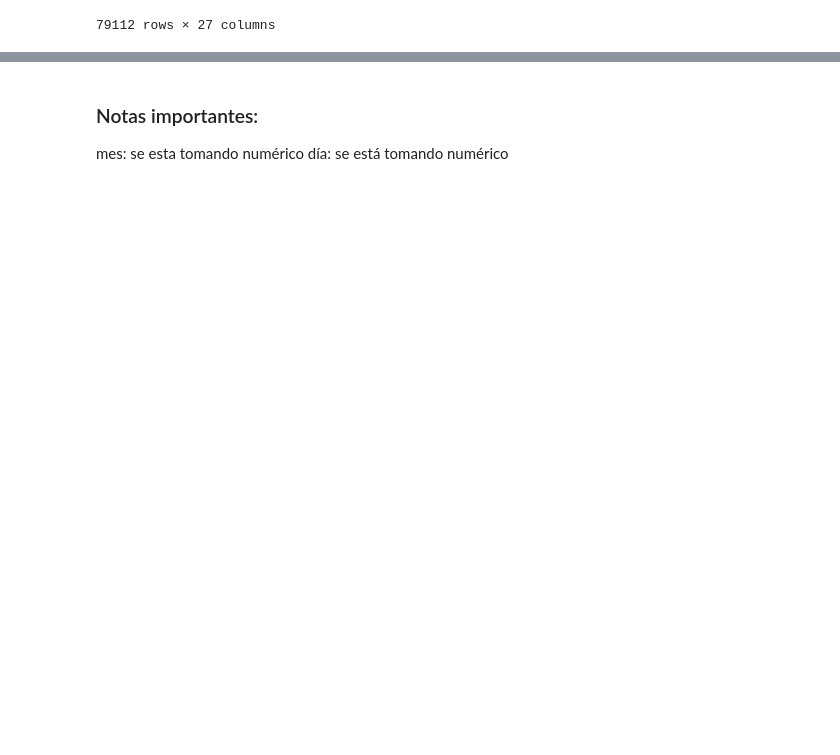
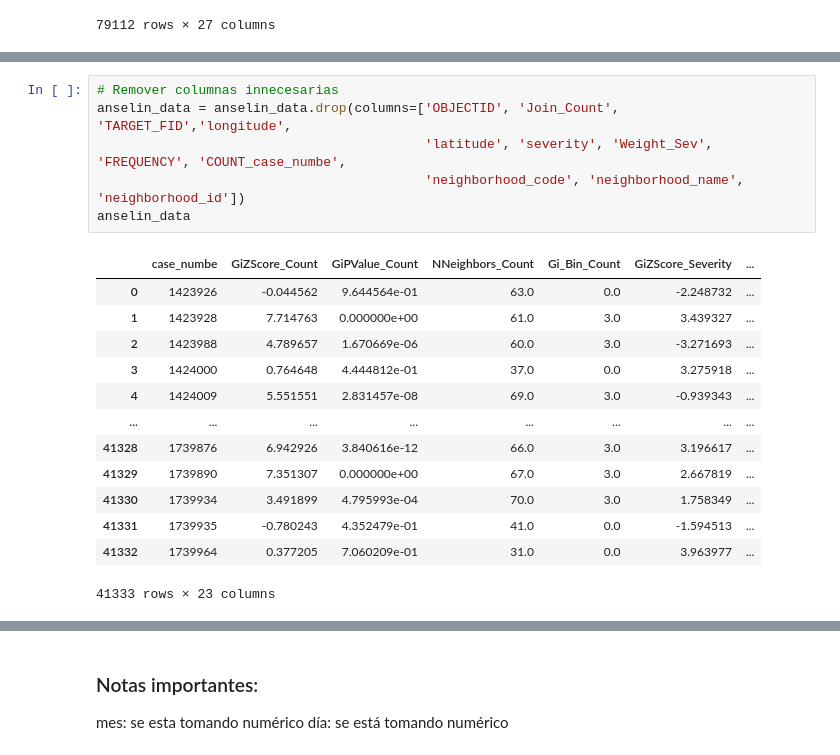
Before and after one commit to Anmjaramillo412/Buses_accidents_Medellin, a Jupyter notebook: notebooks/8-Moran_hot_spot.ipynb, the cells around one changed output, grey strips where cells are left out. Drawn from its saved outputs; the diff is of its cells as text; blank space fills up the shorter version.

```diff
--- a/notebooks/8-Moran_hot_spot.ipynb
+++ b/notebooks/8-Moran_hot_spot.ipynb
@@ -38 +66,21 @@ FileNotFoundError: [Errno 2] No such file or directory: '../../Bases de datos/Cl
+# %%
+# Remover columnas innecesarias
+anselin_data = anselin_data.drop(columns=['OBJECTID', 'Join_Count', 'TARGET_FID','longitude',
+                                          'latitude', 'severity', 'Weight_Sev', 'FREQUENCY', 'COUNT_case_numbe',
+                                          'neighborhood_code', 'neighborhood_name', 'neighborhood_id'])
+anselin_data
+# %% [output]
+|  | case_numbe | GiZScore_Count | GiPValue_Count | NNeighbors_Count | Gi_Bin_Count | GiZScore_Severity | ... |
+| 0 | 1423926 | -0.044562 | 9.644564e-01 | 63.0 | 0.0 | -2.248732 | ... |
+| 1 | 1423928 | 7.714763 | 0.000000e+00 | 61.0 | 3.0 | 3.439327 | ... |
+| 2 | 1423988 | 4.789657 | 1.670669e-06 | 60.0 | 3.0 | -3.271693 | ... |
+| 3 | 1424000 | 0.764648 | 4.444812e-01 | 37.0 | 0.0 | 3.275918 | ... |
+| 4 | 1424009 | 5.551551 | 2.831457e-08 | 69.0 | 3.0 | -0.939343 | ... |
+| ... | ... | ... | ... | ... | ... | ... | ... |
+| 41328 | 1739876 | 6.942926 | 3.840616e-12 | 66.0 | 3.0 | 3.196617 | ... |
+| 41329 | 1739890 | 7.351307 | 0.000000e+00 | 67.0 | 3.0 | 2.667819 | ... |
+| 41330 | 1739934 | 3.491899 | 4.795993e-04 | 70.0 | 3.0 | 1.758349 | ... |
+| 41331 | 1739935 | -0.780243 | 4.352479e-01 | 41.0 | 0.0 | -1.594513 | ... |
+| 41332 | 1739964 | 0.377205 | 7.060209e-01 | 31.0 | 0.0 | 3.963977 | ... |
+41333 rows × 23 columns
 # %%
```
Also changed, not shown: parts of 9 cells of this notebook, 1 other file.
